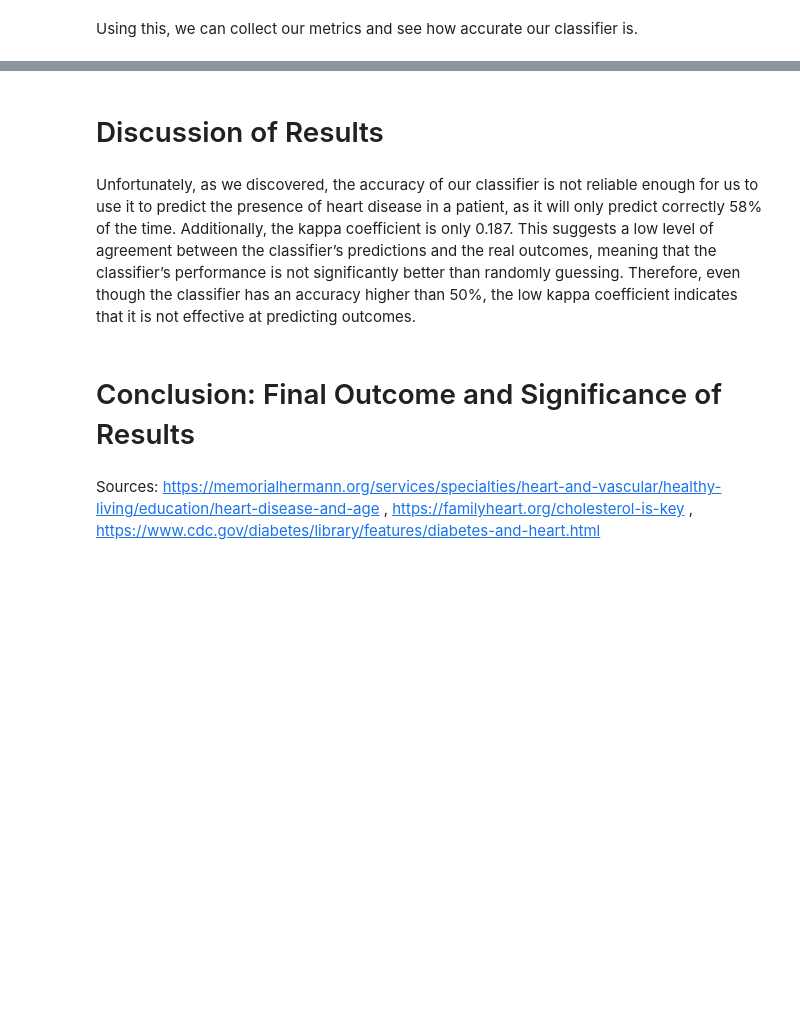
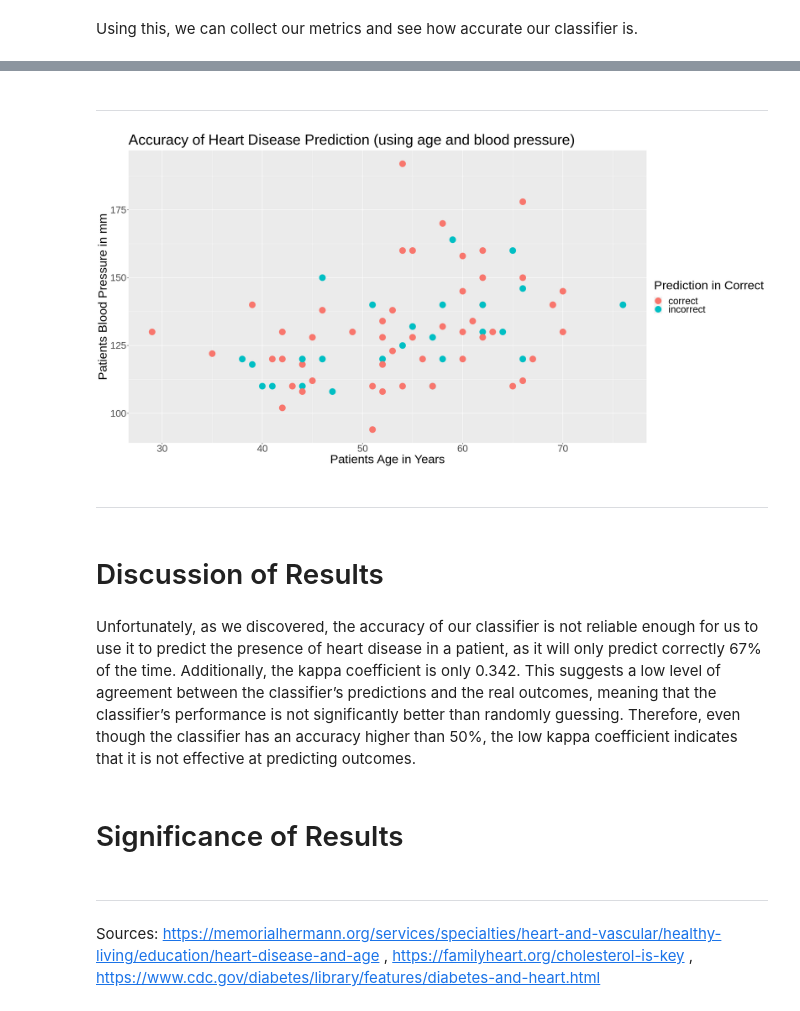
Before and after one commit to ValerieAldunce/dsci_project, a Jupyter notebook: FINAL_PROJECT.ipynb, the cells around one changed output, grey strips where cells are left out. Saved outputs shown, nothing was run; the diff lists cells and outputs as text; code cells hidden in the pictures; blank space fills up the shorter version.

```diff
--- a/FINAL_PROJECT.ipynb
+++ b/FINAL_PROJECT.ipynb
@@ -278,0 +267,4 @@ This indicates to us that the accuracy of our classifier is roughly 59.2%.
+# %%
+accuracy_column<- prediction |>
+    mutate (equal = case_when(.pred_class == disease_presence ~ "correct", .pred_class !=disease_presence ~ "incorrect"))
+head(accuracy_column)
@@ -279,8 +296,25 @@ This indicates to us that the accuracy of our classifier is roughly 59.2%.
+# %% [markdown]
+---
+# %%
+options(repr.plot.width = 20, repr.plot.height = 10)
+diagnosis_vs_prediction<-accuracy_column|>
+    ggplot(aes(x=age, y = blood_pressure, color=equal))+
+    geom_point(size=6)+
+    labs(x='Patients Age in Years', y='Patients Blood Pressure in mm', color='Prediction in Correct')+
+    ggtitle('Accuracy of Heart Disease Prediction (using age and blood pressure)')+
+    theme(text=element_text(size=26))
+diagnosis_vs_prediction
+# %% [output]
+[figure, added]
+# %% [markdown]
+---
 # %% [markdown]
 # Discussion of Results
 # %% [markdown]
-Unfortunately, as we discovered, the accuracy of our classifier is not reliable enough for us to use it to predict the presence of heart disease in a patient, as it will only predict correctly 58% of the time. Additionally, the kappa coefficient is only 0.187. This suggests a low level of agreement between the classifier’s predictions and the real outcomes, meaning that the classifier’s performance is not significantly better than randomly guessing. Therefore, even though the classifier has an accuracy higher than 50%, the low kappa coefficient indicates that it is not effective at predicting outcomes.
+Unfortunately, as we discovered, the accuracy of our classifier is not reliable enough for us to use it to predict the presence of heart disease in a patient, as it will only predict correctly 67% of the time. Additionally, the kappa coefficient is only 0.342. This suggests a low level of agreement between the classifier’s predictions and the real outcomes, meaning that the classifier’s performance is not significantly better than randomly guessing. Therefore, even though the classifier has an accuracy higher than 50%, the low kappa coefficient indicates that it is not effective at predicting outcomes.
 # %% [markdown]
-# Conclusion: Final Outcome and Significance of Results
+# Significance of Results
+# %% [markdown]
+---
 # %% [markdown]
 Sources: https://memorialhermann.org/services/specialties/heart-and-vascular/healthy-living/education/heart-disease-and-age , https://familyheart.org/cholesterol-is-key , https://www.cdc.gov/diabetes/library/features/diabetes-and-heart.html
```
Also changed, not shown: parts of 20 cells of this notebook.
